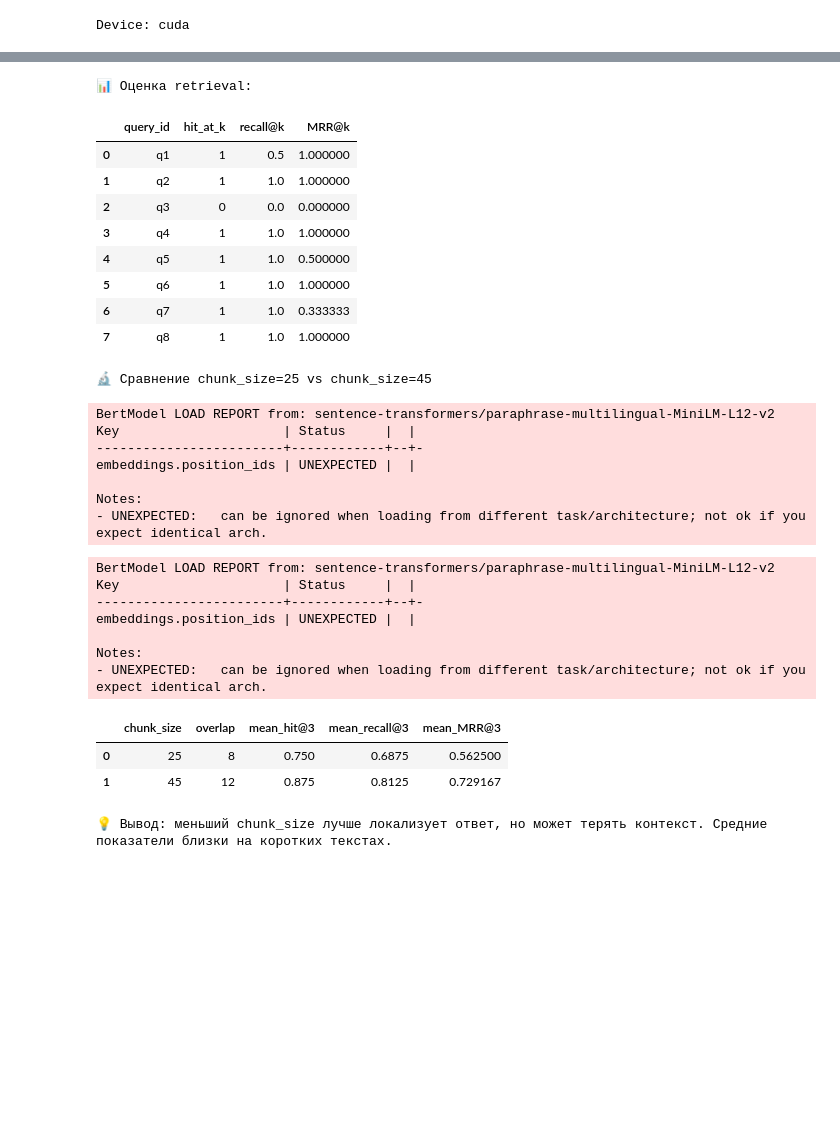
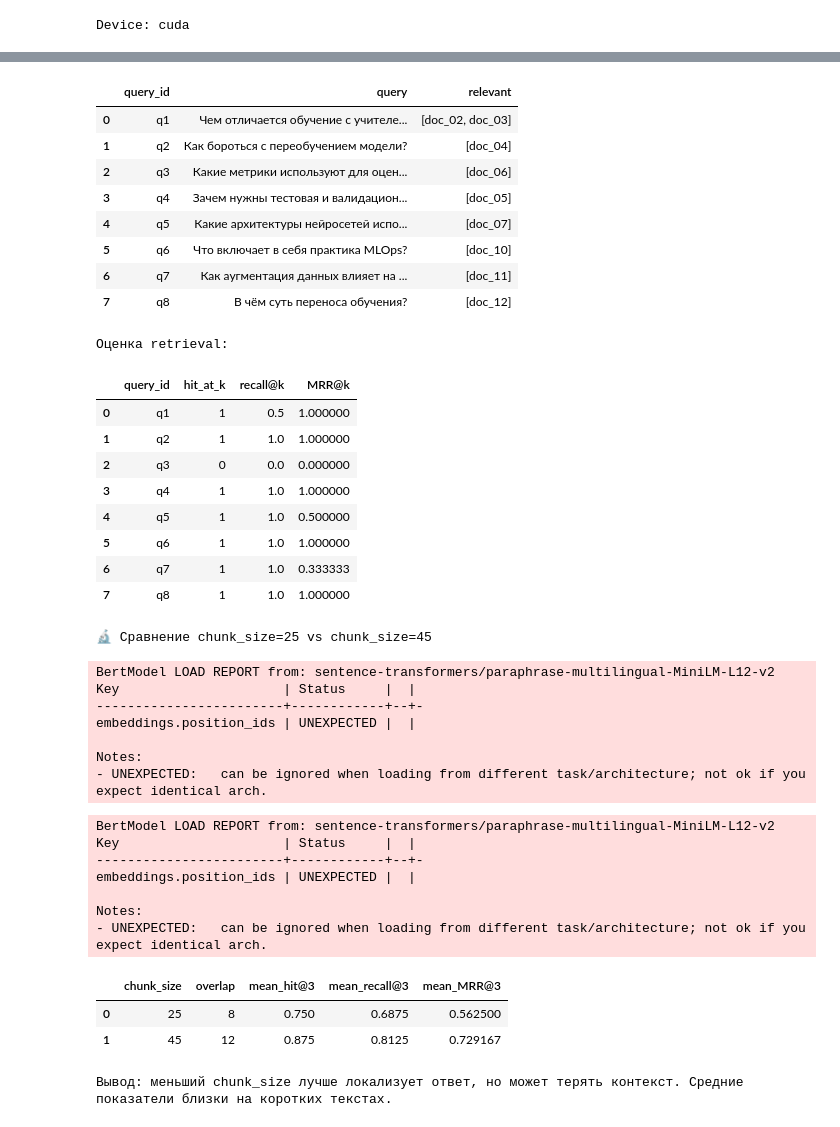
Before and after one commit to fedya1778/repository-fedi-gr1, a Jupyter notebook: homeworks/HW14/HW14.ipynb, the cells around one changed output, grey strips where cells are left out. Cells and saved outputs as stored; diff of their text form; code cells hidden in the pictures; blank space fills up the shorter version.

```diff
--- a/homeworks/HW14/HW14.ipynb
+++ b/homeworks/HW14/HW14.ipynb
@@ -20,17 +20,16 @@ ensure("sentence-transformers", "sentence_transformers")
 import faiss
 from sentence_transformers import SentenceTransformer
 
-random.seed(42)
-np.random.seed(42)
+def set_seed(seed: int = 42) -> None:
+    random.seed(seed)
+    np.random.seed(seed)
+    torch.manual_seed(seed)
+    if torch.cuda.is_available():
+        torch.cuda.manual_seed_all(seed)
 
-try:
-    import torch
-    DEVICE = "cuda" if torch.cuda.is_available() else "cpu"
-except:
-    DEVICE = "cpu"
-
-print(f"Device: {DEVICE}")
-os.makedirs("artifacts", exist_ok=True)
+set_seed(42)
+device = torch.device("cuda" if torch.cuda.is_available() else "cpu")
+print(f"Device: {device}")
 # %% [output]
 Device: cuda
 # %%
@@ -171,44 +168,57 @@ benchmark = [
     {"query_id": "q7", "query": "Как аугментация данных влияет на обучение?", "relevant": ["doc_11"]},
     {"query_id": "q8", "query": "В чём суть переноса обучения?", "relevant": ["doc_12"]}
 ]
+benchmark_df = pd.DataFrame(benchmark_queries)
+display(benchmark_df)
+
+benchmark = benchmark_queries
 
 def evaluate_retrieval(ret, queries, top_k=3):
     rows = []
     for q in queries:
         res = ret.search(q["query"], top_k)
         # Убираем дубликаты документов, сохраняя порядок по рангу
         seen, ordered = set(), []
         for _, r in res.iterrows():
             if r["doc_id"] not in seen: seen.add(r["doc_id"]); ordered.append(r["doc_id"])
 
         hit = int(any(d in ordered for d in q["relevant"]))
         recall = sum(d in ordered for d in q["relevant"]) / len(q["relevant"])
         mrr, first_r = 0.0, None
         for rank, doc in enumerate(ordered, 1):
             if doc in q["relevant"]: mrr, first_r = 1.0/rank, rank; break
 
         rows.append({
             "query_id": q["query_id"], "query": q["query"], "expected_source": ", ".join(q["relevant"]),
             "retrieved_sources": ", ".join(ordered[:top_k]), "hit_at_k": hit,
             "recall@k": recall, "MRR@k": mrr, "first_relevant_rank": first_r or 99
         })
     return pd.DataFrame(rows)
 
 eval_df = evaluate_retrieval(retriever, benchmark, top_k=3)
 eval_df.to_csv("artifacts/retrieval_eval.csv", index=False)
-print("📊 Оценка retrieval:")
+print("Оценка retrieval:")
 display(eval_df[["query_id", "hit_at_k", "recall@k", "MRR@k"]])
 # %% [output]
+|  | query_id | query | relevant |
+| 0 | q1 | Чем отличается обучение с учителе... | [doc_02, doc_03] |
+| 1 | q2 | Как бороться с переобучением модели? | [doc_04] |
+| 2 | q3 | Какие метрики используют для оцен... | [doc_06] |
+| 3 | q4 | Зачем нужны тестовая и валидацион... | [doc_05] |
+| 4 | q5 | Какие архитектуры нейросетей испо... | [doc_07] |
+| 5 | q6 | Что включает в себя практика MLOps? | [doc_10] |
+| 6 | q7 | Как аугментация данных влияет на ... | [doc_11] |
+| 7 | q8 | В чём суть переноса обучения? | [doc_12] |
-📊 Оценка retrieval:
+Оценка retrieval:
-|  | query_id | hit_at_k | recall@k | MRR@k |
-| 0 | q1 | 1 | 0.5 | 1.000000 |
-| 1 | q2 | 1 | 1.0 | 1.000000 |
-| 2 | q3 | 0 | 0.0 | 0.000000 |
-| 3 | q4 | 1 | 1.0 | 1.000000 |
-| 4 | q5 | 1 | 1.0 | 0.500000 |
-| 5 | q6 | 1 | 1.0 | 1.000000 |
-| 6 | q7 | 1 | 1.0 | 0.333333 |
-| 7 | q8 | 1 | 1.0 | 1.000000 |
+|  | query_id | hit_at_k | recall@k | MRR@k |
+| 0 | q1 | 1 | 0.5 | 1.000000 |
+| 1 | q2 | 1 | 1.0 | 1.000000 |
+| 2 | q3 | 0 | 0.0 | 0.000000 |
+| 3 | q4 | 1 | 1.0 | 1.000000 |
+| 4 | q5 | 1 | 1.0 | 0.500000 |
+| 5 | q6 | 1 | 1.0 | 1.000000 |
+| 6 | q7 | 1 | 1.0 | 0.333333 |
+| 7 | q8 | 1 | 1.0 | 1.000000 |
 # %%
 # Cell 7: Эксперимент с параметрами чанкинга
 print("🔬 Сравнение chunk_size=25 vs chunk_size=45")
@@ -223,7 +233,7 @@ exp_df = pd.DataFrame({
     "mean_MRR@3": [res_25["MRR@k"].mean(), res_45["MRR@k"].mean()]
 })
 display(exp_df)
-print("💡 Вывод: меньший chunk_size лучше локализует ответ, но может терять контекст. Средние показатели близки на коротких текстах.")
+print("Вывод: меньший chunk_size лучше локализует ответ, но может терять контекст. Средние показатели близки на коротких текстах.")
 # %% [output]
 🔬 Сравнение chunk_size=25 vs chunk_size=45
 BertModel LOAD REPORT from: sentence-transformers/paraphrase-multilingual-MiniLM-L12-v2
@@ -243,7 +253,7 @@ Notes:
 |  | chunk_size | overlap | mean_hit@3 | mean_recall@3 | mean_MRR@3 |
 | 0 | 25 | 8 | 0.750 | 0.6875 | 0.562500 |
 | 1 | 45 | 12 | 0.875 | 0.8125 | 0.729167 |
-💡 Вывод: меньший chunk_size лучше локализует ответ, но может терять контекст. Средние показатели близки на коротких текстах.
+Вывод: меньший chunk_size лучше локализует ответ, но может терять контекст. Средние показатели близки на коротких текстах.
 # %%
 # Cell 8: Обновление базы знаний и переиндексация
 new_docs = [
```
Also changed, not shown: parts of 6 cells of this notebook.
